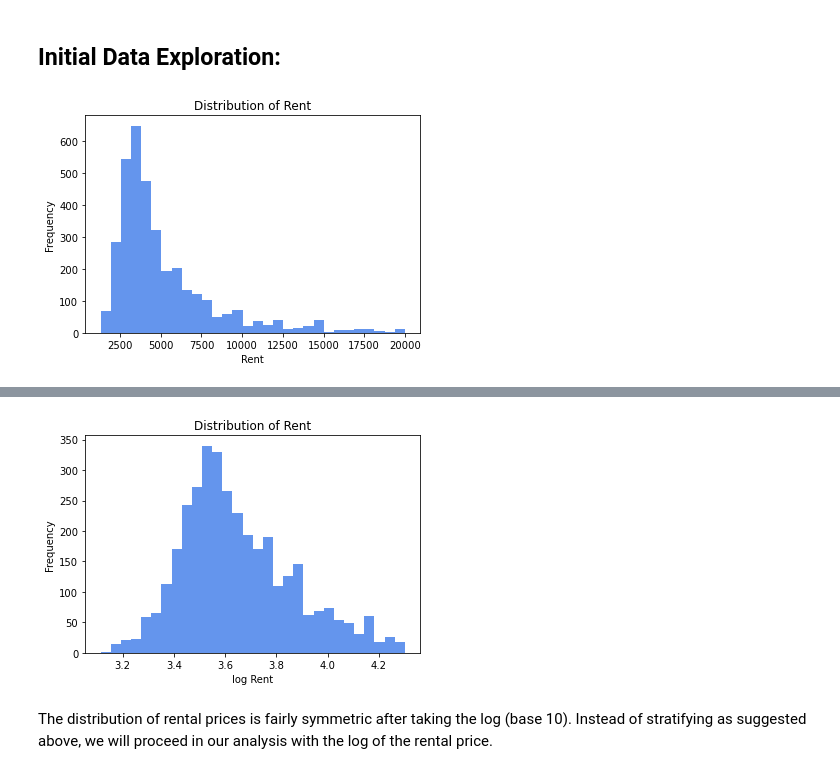
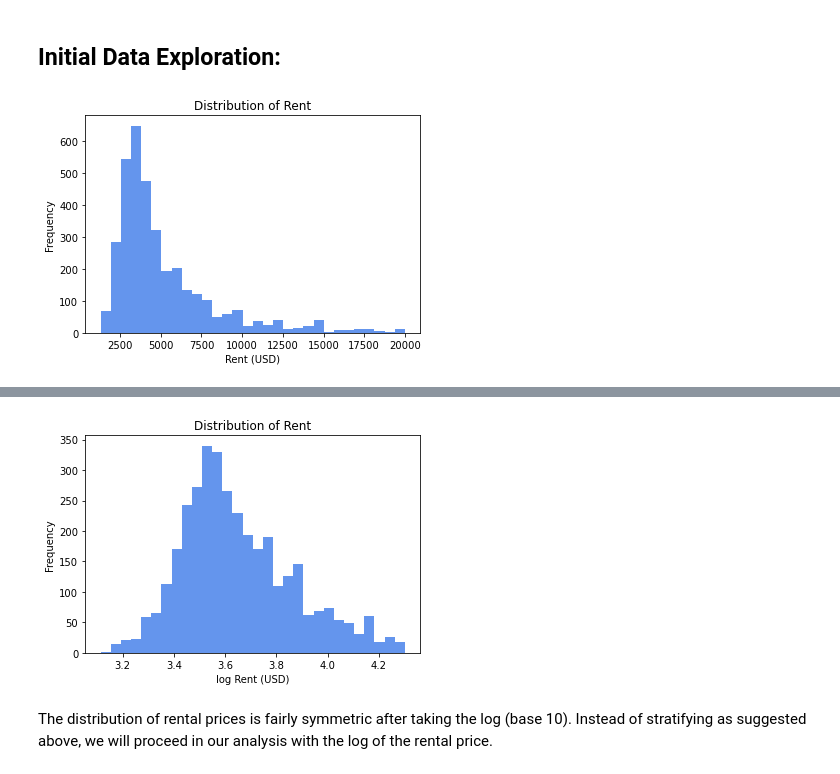
Before and after one commit to WilsonLiu2002/NYC-Rent-Prediction, a Jupyter notebook: Notebooks/Rent_Predict_updated.ipynb, the cells around one changed output, grey strips where cells are left out. Cells and saved outputs as stored; diff of their text form; code cells hidden in the pictures.

Commit message:
Update Rent_Predict_updated.ipynb
updated plots

```diff
--- a/Notebooks/Rent_Predict_updated.ipynb
+++ b/Notebooks/Rent_Predict_updated.ipynb
@@ -44,27 +44,27 @@ There are 3539 data rows and  17 features in the dataset
 # %%
 # Check balance of target variable
 
 df_manhattan['rent'].hist(bins=30, color='cornflowerblue')
-plt.xlabel('Rent')
+plt.xlabel('Rent (USD)')
 plt.ylabel('Frequency')
 plt.title('Distribution of Rent')
 plt.grid(False)
 plt.show()
 # %% [output]
-[figure, old version]
+[figure, new version]
 # %% [markdown]
 From the plot above, it is clear that there are far more rentals that are less than $10,000 per month. To ensure that this imbalance is relflected in our data split, we can calculate the fraction of data above and below $10,000. From lecture 3, we were also shown that we can take the log of the data. This is shown below:
 # %%
 # Also plot distribution of rent with a logarithmic scale
 
 np.log10(df_manhattan['rent']).hist(bins=30, color='cornflowerblue')
-plt.xlabel('log Rent')
+plt.xlabel('log Rent (USD)')
 plt.ylabel('Frequency')
 plt.title('Distribution of Rent')
 plt.grid(False)
 plt.show()
 # %% [output]
-[figure, old version]
+[figure, new version]
 # %% [markdown]
 The distribution of rental prices is fairly symmetric after taking the log (base 10). Instead of stratifying as suggested above, we will proceed in our analysis with the log of the rental price.
 # %% [markdown]
```
Also changed, not shown: parts of 2 cells of this notebook.
